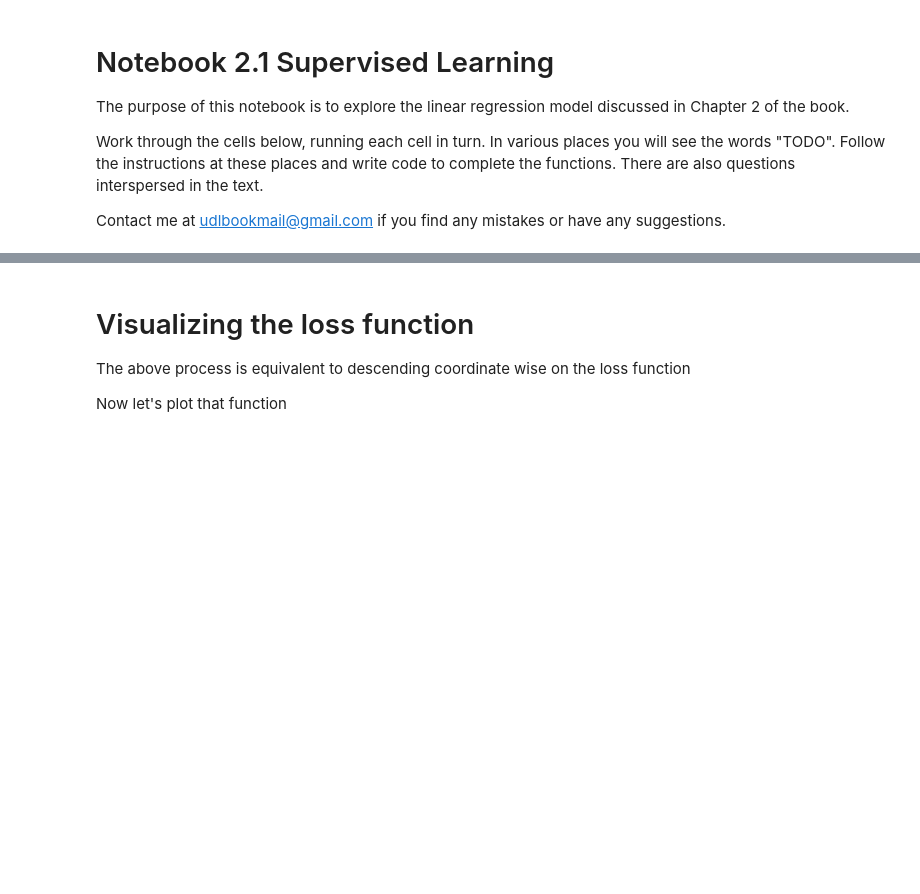
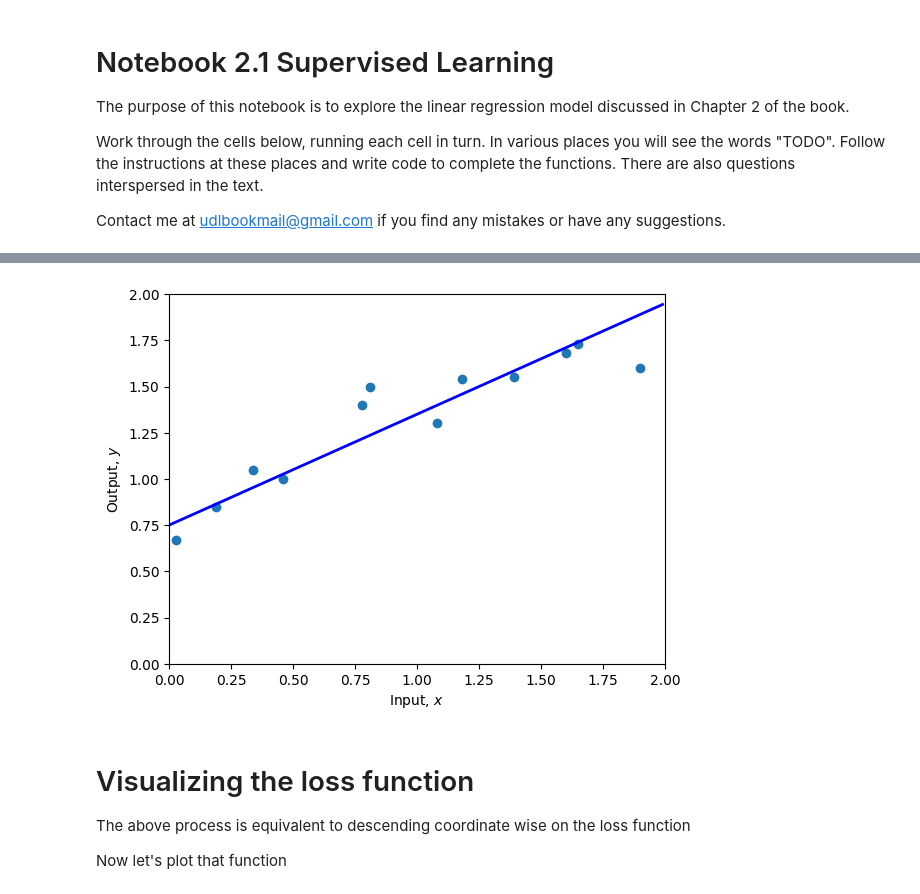
Before and after one commit to sahil-bhatia-iitbhu/understanding_deep_learning_prince, a Jupyter notebook: Chap02_Supervised_Learning/Chap02_Notebook_1.ipynb, the cells around one changed output, grey strips where cells are left out. Drawn from its saved outputs; the diff is of its cells as text; code cells hidden in the pictures; blank space fills up the shorter version.

```diff
--- a/Chap02_Supervised_Learning/Chap02_Notebook_1.ipynb
+++ b/Chap02_Supervised_Learning/Chap02_Notebook_1.ipynb
@@ -24,7 +27,7 @@ print(y)
 # Define 1D linear regression model
 def f(x, phi0, phi1):
   # TODO :  Replace this line with the linear regression model (eq 2.4)
-  y = x
+  y = x*phi1 + phi0
 
   return y
 # %%
@@ -74,7 +104,8 @@ print(f'Your Loss = {loss:3.2f}, Ground truth =10.28')
 # Repeat this process until you find a set of parameters that fit the model as in figure 2.2d
 # You can either do this by hand, or if you want to get fancy, write code to descent automatically in this way
 # Start at these values:
-phi0 = 1.60 ; phi1 =-0.8
+phi0 = 0.75 ; phi1 = 0.6
 
+print(f'Your Loss = {compute_loss(x,y,phi0,phi1):3.2f}\n')
 plot(x,y,phi0,phi1)
-print(f'Your Loss = {compute_loss(x,y,phi0,phi1):3.2f}')
+# %% [output]
@@ -81,3 +113,4 @@ print(f'Your Loss = {compute_loss(x,y,phi0,phi1):3.2f}')
+[figure, added]
 # %% [markdown]
 # Visualizing the loss function
 
```
Also changed, not shown: parts of 10 cells of this notebook.
